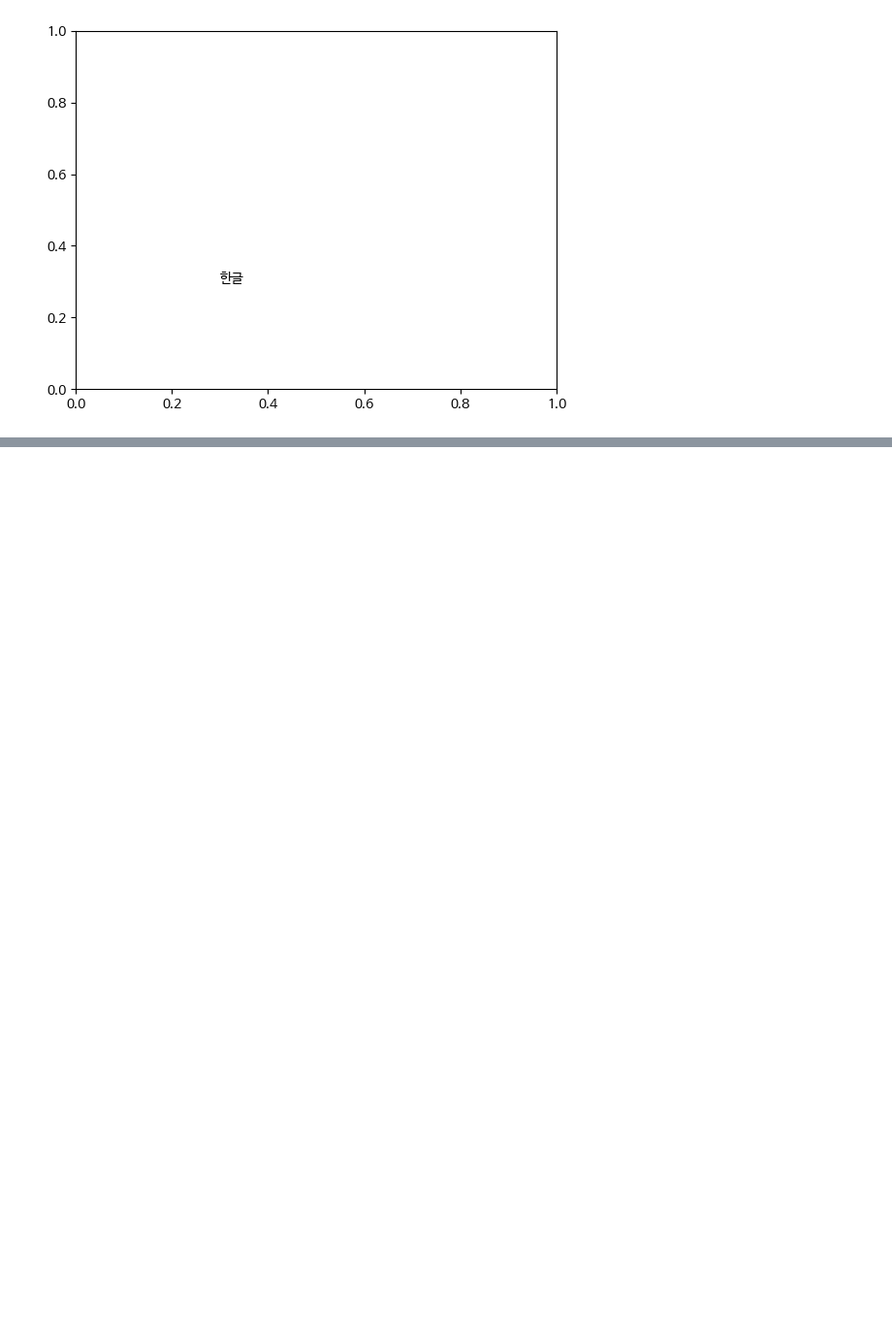
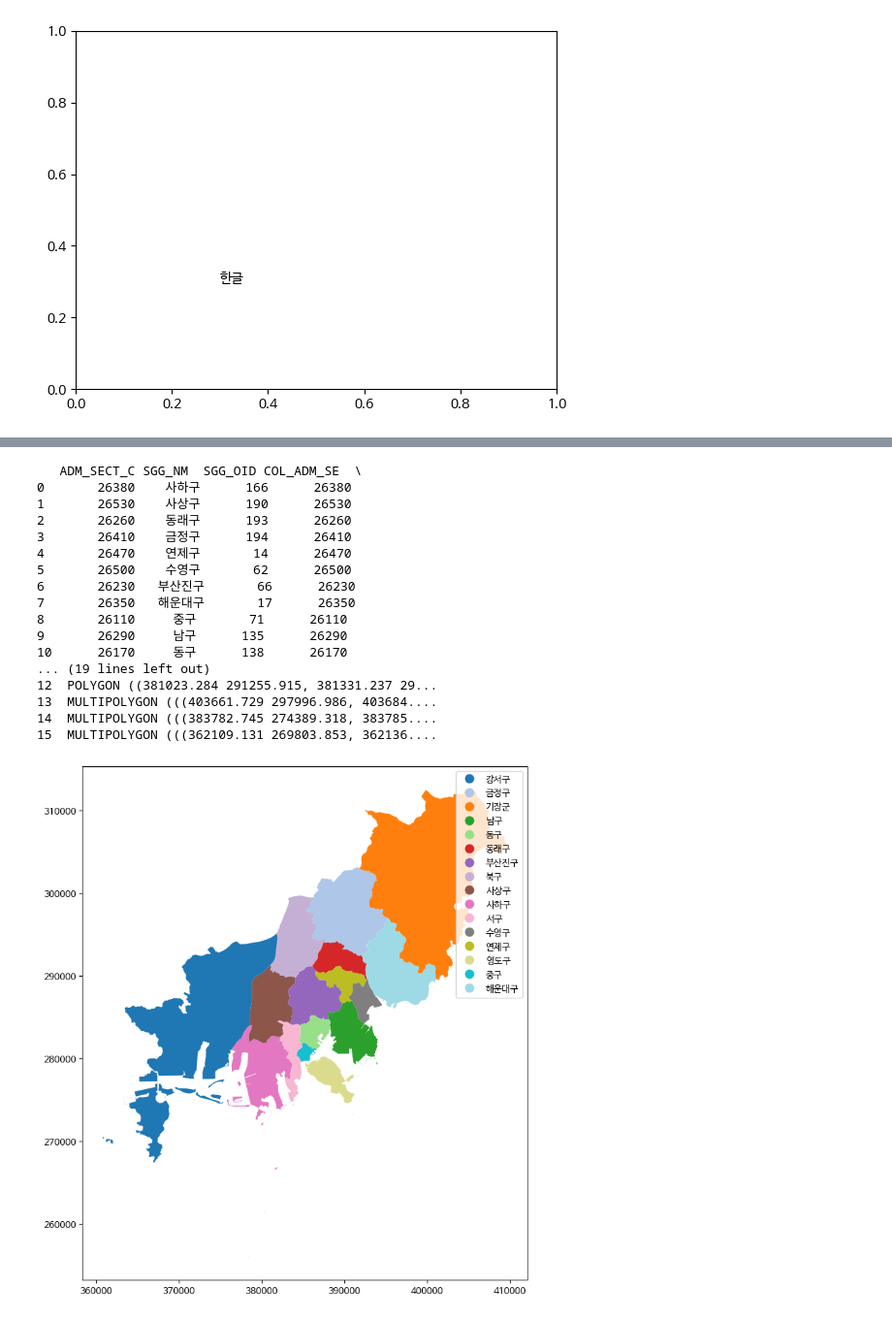
Before and after one commit to pmj8298/python1, a Jupyter notebook: python11_공간정보.ipynb, the cells around one changed output, grey strips where cells are left out. Shown at 97% size. Cells and saved outputs as stored; diff of their text form; code cells hidden in the pictures; blank space fills up the shorter version.

```diff
--- a/python11_공간정보.ipynb
+++ b/python11_공간정보.ipynb
@@ -27,0 +48,29 @@ Text(0.3, 0.3, '한글')
+# %%
+import geopandas as gpd
+shp_path = './ref/LARD_ADM_SECT_SGG_26_202502.shp'
+gdf = gpd.read_file(shp_path, encoding='EUC-KR')
+print(gdf)
+# 컬러맵 설정
+fig, ax = plt.subplots(1,1,figsize=(13,10))
+gdf.plot(column='SGG_NM', ax=ax, legend=True, cmap='tab20')
+
+plt.show()
+# %% [output]
+   ADM_SECT_C SGG_NM  SGG_OID COL_ADM_SE  \
+0       26380    사하구      166      26380
+1       26530    사상구      190      26530
+2       26260    동래구      193      26260
+3       26410    금정구      194      26410
+4       26470    연제구       14      26470
+5       26500    수영구       62      26500
+6       26230   부산진구       66      26230
+7       26350   해운대구       17      26350
+8       26110     중구       71      26110
+9       26290     남구      135      26290
+10      26170     동구      138      26170
+... (19 lines left out)
+12  POLYGON ((381023.284 291255.915, 381331.237 29...
+13  MULTIPOLYGON (((403661.729 297996.986, 403684....
+14  MULTIPOLYGON (((383782.745 274389.318, 383785....
+15  MULTIPOLYGON (((362109.131 269803.853, 362136....
+[figure, added]
```
Also changed, not shown: parts of 1 cell of this notebook, 14 other files.
